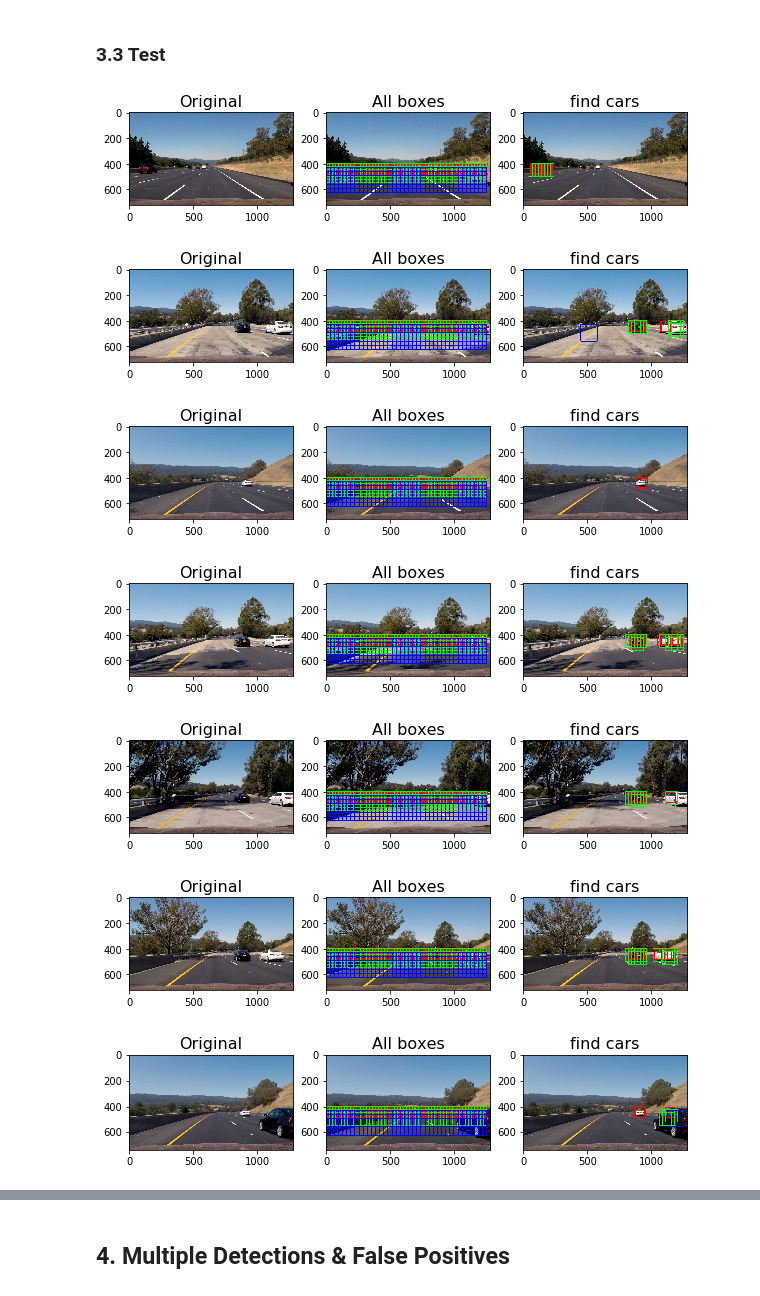
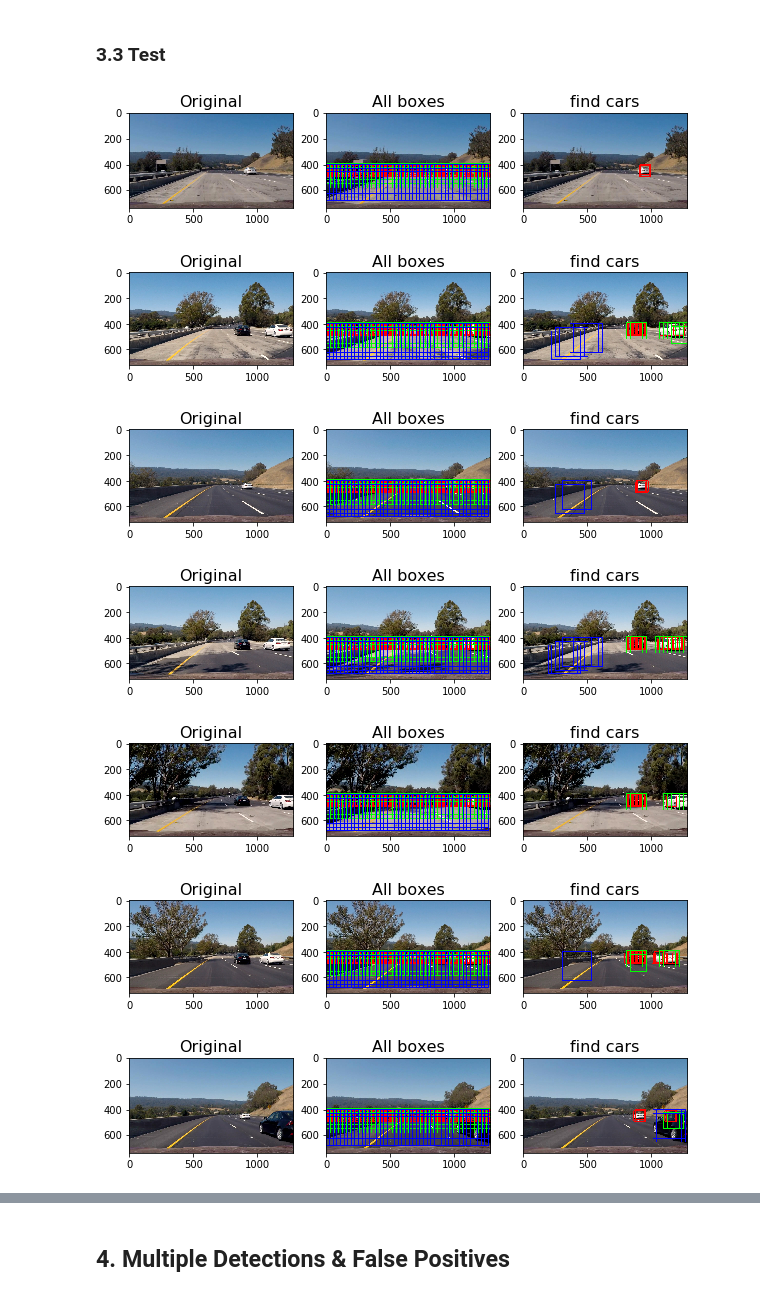
Before and after one commit to edgarcgarzon/CarND-Vehicle-Detection-and-Tracking-P5, a Jupyter notebook: VehicleDetectionAndTracking.ipynb, the cells around one changed output, grey strips where cells are left out. Saved outputs shown, nothing was run; the diff lists cells and outputs as text; code cells hidden in the pictures.

```diff
--- a/VehicleDetectionAndTracking.ipynb
+++ b/VehicleDetectionAndTracking.ipynb
@@ -340,8 +340,8 @@ def find_cars(img, ystart, ystop, scale, svc,
     feat = []
     all_bboxs = []
 
-    for xb in range(nxsteps):
-        for yb in range(nysteps):
+    for xb in range(nxsteps+1):
+        for yb in range(nysteps+1):
             ypos = int(yb*cells_per_step)
             xpos = int(xb*cells_per_step)
             # Extract HOG for this patch
@@ -392,10 +392,10 @@ list_bboxs = []
 
 for idx1, img in enumerate(imgs):
 
-    scale = 1.2
+    scale = 1.25
     ystart = 400
-    ystop = 510
-    cells_per_step = 1.5
+    ystop = 490
+    cells_per_step = 1.0
     bboxs1, subimgs1, feat1, all_bboxs1 = find_cars(img, ystart, ystop,
                     scale, svc, X_scaler,
                     orient, pix_per_cell,
@@ -403,23 +403,27 @@ for idx1, img in enumerate(imgs):
                     spatial_size, hist_bins, colorspace, hog_channel,
                     cells_per_step)
 
-    scale = 1.5
-    ystart = 400
-    ystop = 570
+    scale = 2.0
+    ystart = 390
+    ystop = 590
+    cells_per_step = 2.0
     bboxs2, subimgs2, feat2, all_bboxs2 = find_cars(img, ystart, ystop,
                     scale, svc, X_scaler,
                     orient, pix_per_cell,
                     cell_per_block,
-                    spatial_size, hist_bins, colorspace, hog_channel)
+                    spatial_size, hist_bins, colorspace, hog_channel,
+                    cells_per_step)
 
-    scale = 2.0
-    ystart = 430
-    ystop = 680
+    scale = 3.5
+    ystart = 400
+    ystop = 690
+    cells_per_step = 1.0
     bboxs3, subimgs3, feat3, all_bboxs3 = find_cars(img, ystart, ystop,
                     scale, svc, X_scaler,
                     orient, pix_per_cell,
                     cell_per_block,
-                    spatial_size, hist_bins, colorspace, hog_channel)
+                    spatial_size, hist_bins, colorspace, hog_channel,
+                    cells_per_step)
 
 
 
@@ -440,37 +444,37 @@ for idx1, img in enumerate(imgs):
     for colorIdsx, (bboxs, allbox) in enumerate(zip(found_box, all_bboxs)):
 
         color = colors[colorIdsx]
 
         for idx2, (bbox, subimg) in enumerate(zip(bboxs, subimgs)):
             out_img = cv2.rectangle(draw_img,bbox[0],bbox[1],color,6)
 
             if(save_subim):
                 subimg = cv2.cvtColor(subimg, cv2.COLOR_YCrCb2BGR)
                 cv2.imwrite("./output_images/image" + str(idx1) +" "+ str(idx2) + ".png", subimg)
 
         for bbox in allbox:
             out_img_allb = cv2.rectangle(out_img_allb,bbox[0],bbox[1],color,6)
 
         cv2.imwrite("./output_images/Search_image" + str(idx1) +".png", out_img_allb)
 
     #display origianl and transformation images
     f, (ax1, ax2,ax3) = plt.subplots(1, 3, figsize=(10,10))
     img = cv2.cvtColor(img, cv2.COLOR_BGR2RGB)
     ax1.imshow(img)
     ax1.set_title('Original', fontsize=16)
 
     img = cv2.cvtColor(out_img_allb, cv2.COLOR_BGR2RGB)
     ax2.imshow(img)
     ax2.set_title('All boxes', fontsize=16)
 
     out_img = cv2.cvtColor(out_img, cv2.COLOR_BGR2RGB)
     ax3.imshow(out_img)
     ax3.set_title('find cars', fontsize=16)
 # %% [output]
-[figure, old version]
+[figure, new version]
-[figure, old version]
+[figure, new version]
-[figure, old version]
+[figure, new version]
-[figure, old version]
+[figure, new version]
-[figure, old version]
+[figure, new version]
-[figure, old version]
+[figure, new version]
-[figure, old version]
+[figure, new version]
```
Also changed, not shown: parts of 9 cells of this notebook, 21 other files.
